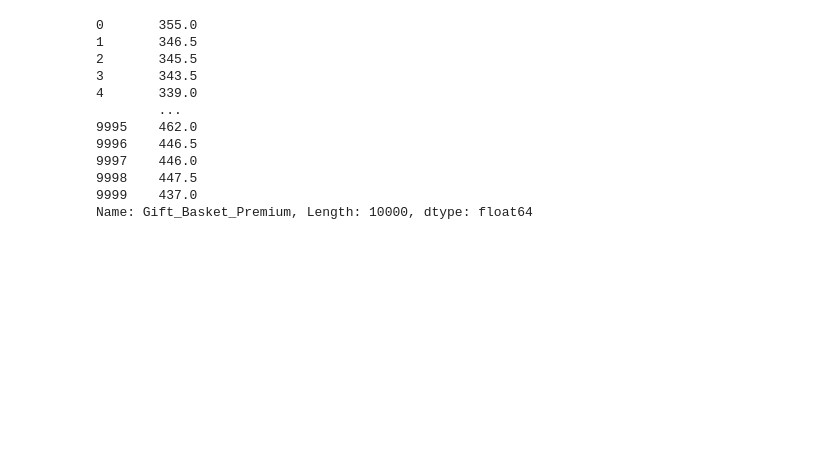
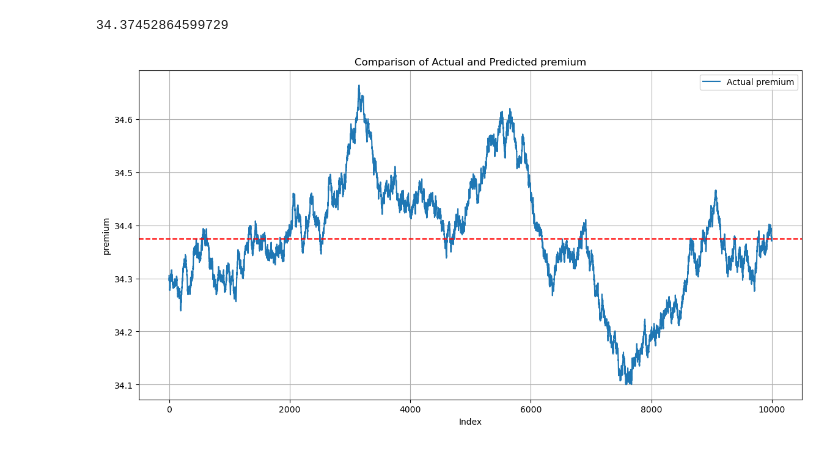
Before and after one commit to masatemma/IMC-Prosperity-MyIsland, a Jupyter notebook: round3/analysis/premium_calc.ipynb, the cells around one changed output. Cells and saved outputs as stored; diff of their text form; code cells hidden in the pictures; blank space fills up the shorter version.

```diff
--- a/round3/analysis/premium_calc.ipynb
+++ b/round3/analysis/premium_calc.ipynb
@@ -7,23 +7,24 @@ import csv
 from collections import defaultdict
 import matplotlib.pyplot as plt
 import numpy as np
-# %%
-# Load the data from the uploaded CSV file
-file_path = '../past_data/updated_combined_mid_prices_0.csv'
-data = pd.read_csv(file_path)
-
-# Retry adding the new column 'Gift_Basket_Premium'
-data['Gift_Basket_Premium']
-# %% [output]
-0       355.0
-1       346.5
-2       345.5
-3       343.5
-4       339.0
-        ...
-9995    462.0
-9996    446.5
-9997    446.0
-9998    447.5
-9999    437.0
-Name: Gift_Basket_Premium, Length: 10000, dtype: float64
+# %%
+# Load the data from the uploaded CSV file
+file_path = '../past_data/updated_combined_mid_prices_2.csv'
+data = pd.read_csv(file_path)
+
+# Retry adding the new column 'Gift_Basket_Premium'
+
+data["Strawberries_Diff"] =  data['Strawberries_Mid_Price'] * 6 / data['Gift_Basket_Mid_Price'] * 100
+print(data['Strawberries_Diff'].mean())
+plt.figure(figsize=(14, 7))
+plt.plot(data['Strawberries_Diff'], label='Actual premium', linewidth=1.5)
+plt.axhline(data['Strawberries_Diff'].mean(), color='red', linestyle='--')
+plt.title('Comparison of Actual and Predicted premium')
+plt.xlabel('Index')
+plt.ylabel('premium')
+plt.legend()
+plt.grid(True)
+plt.show()
+# %% [output]
+34.37452864599729
+[figure, added]
```
Also changed, not shown: parts of 5 cells of this notebook, 1 other file.
